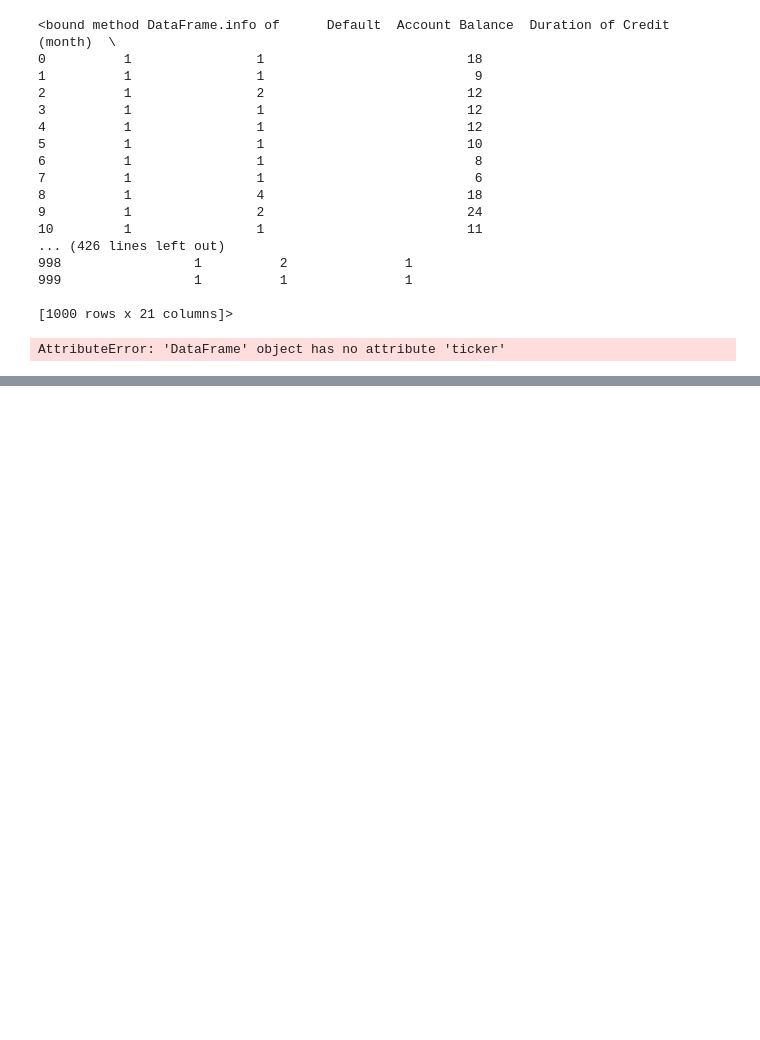
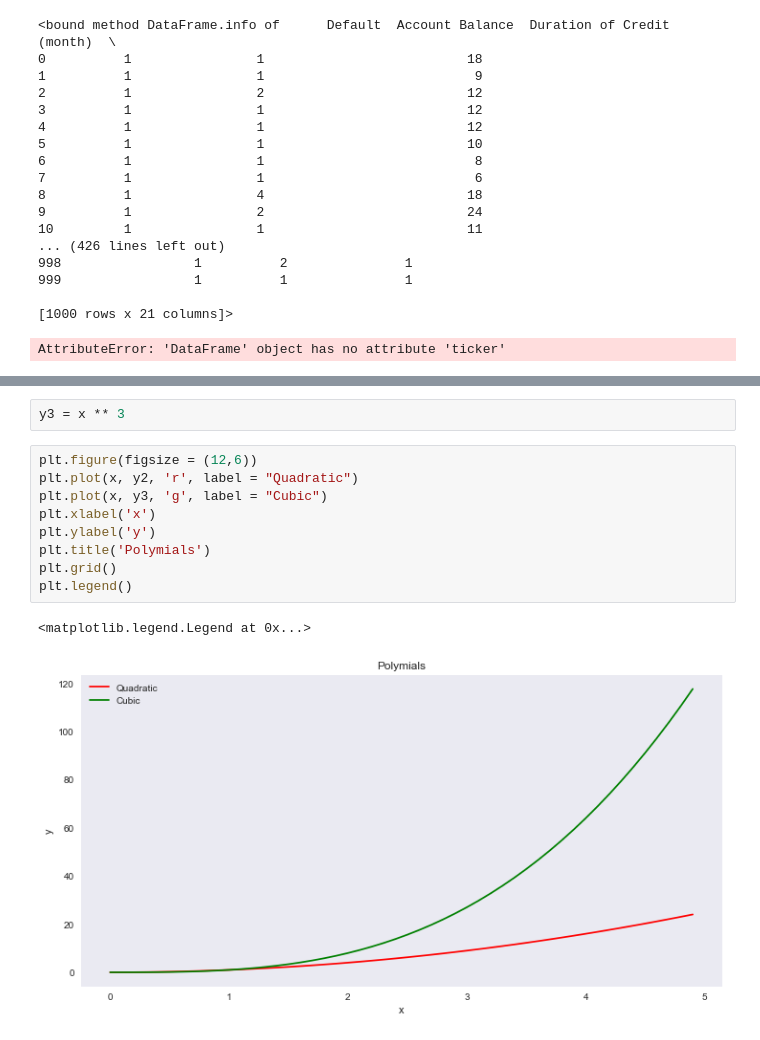
Before and after one commit to freakylemon/py_from_edhec, a Jupyter notebook: My first python notebook.ipynb, the cells around one changed output, grey strips where cells are left out. Cells and saved outputs as stored; diff of their text form; blank space fills up the shorter version.

```diff
--- a/My first python notebook.ipynb
+++ b/My first python notebook.ipynb
@@ -201,0 +334,14 @@ AttributeError: 'DataFrame' object has no attribute 'ticker'
+# %%
+y3 = x ** 3
+# %%
+plt.figure(figsize = (12,6))
+plt.plot(x, y2, 'r', label = "Quadratic")
+plt.plot(x, y3, 'g', label = "Cubic")
+plt.xlabel('x')
+plt.ylabel('y')
+plt.title('Polymials')
+plt.grid()
+plt.legend()
+# %% [output]
+<matplotlib.legend.Legend at 0x...>
+[figure, added]
```
Also changed, not shown: parts of 33 cells of this notebook, 9 other files.
